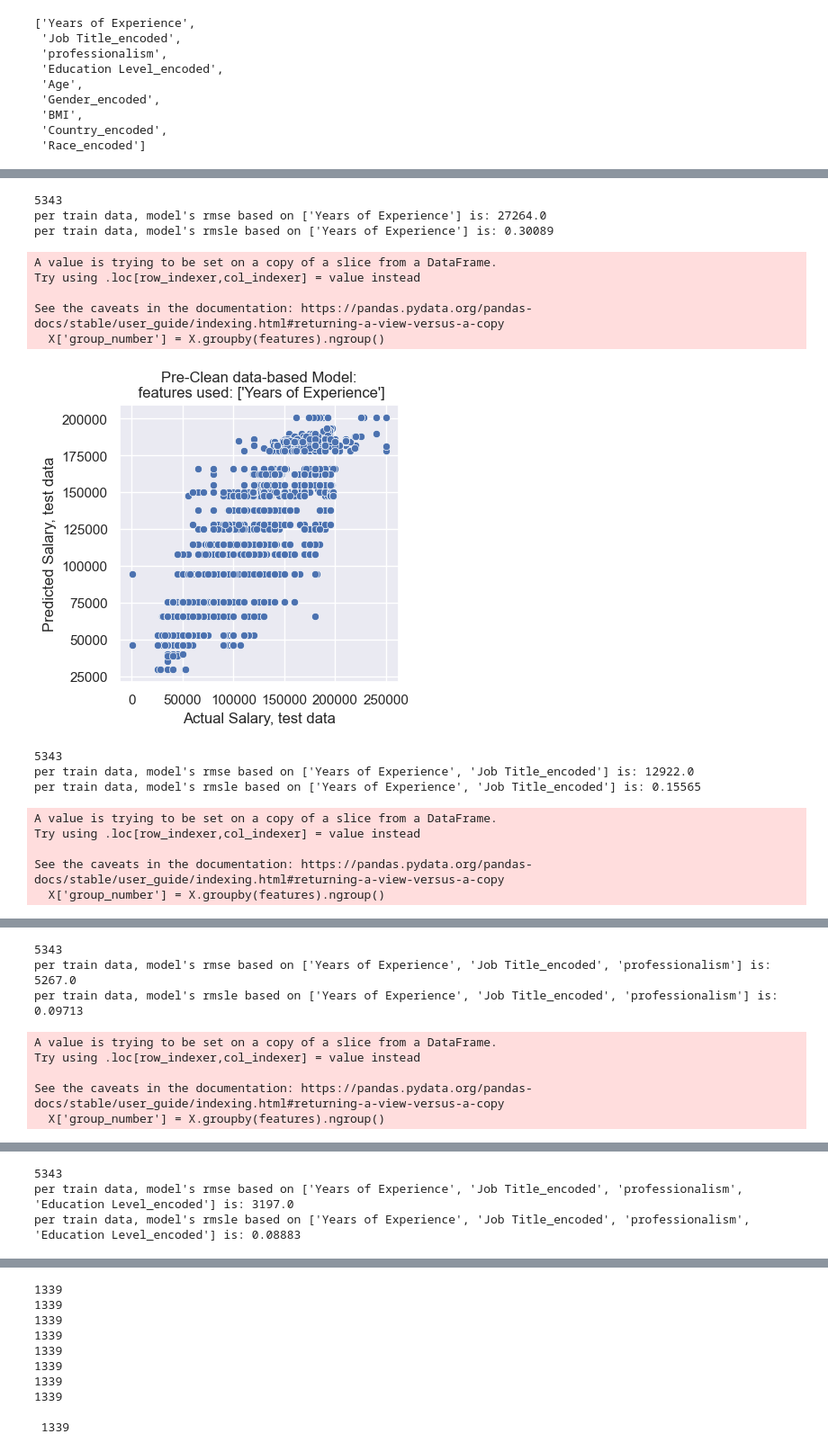
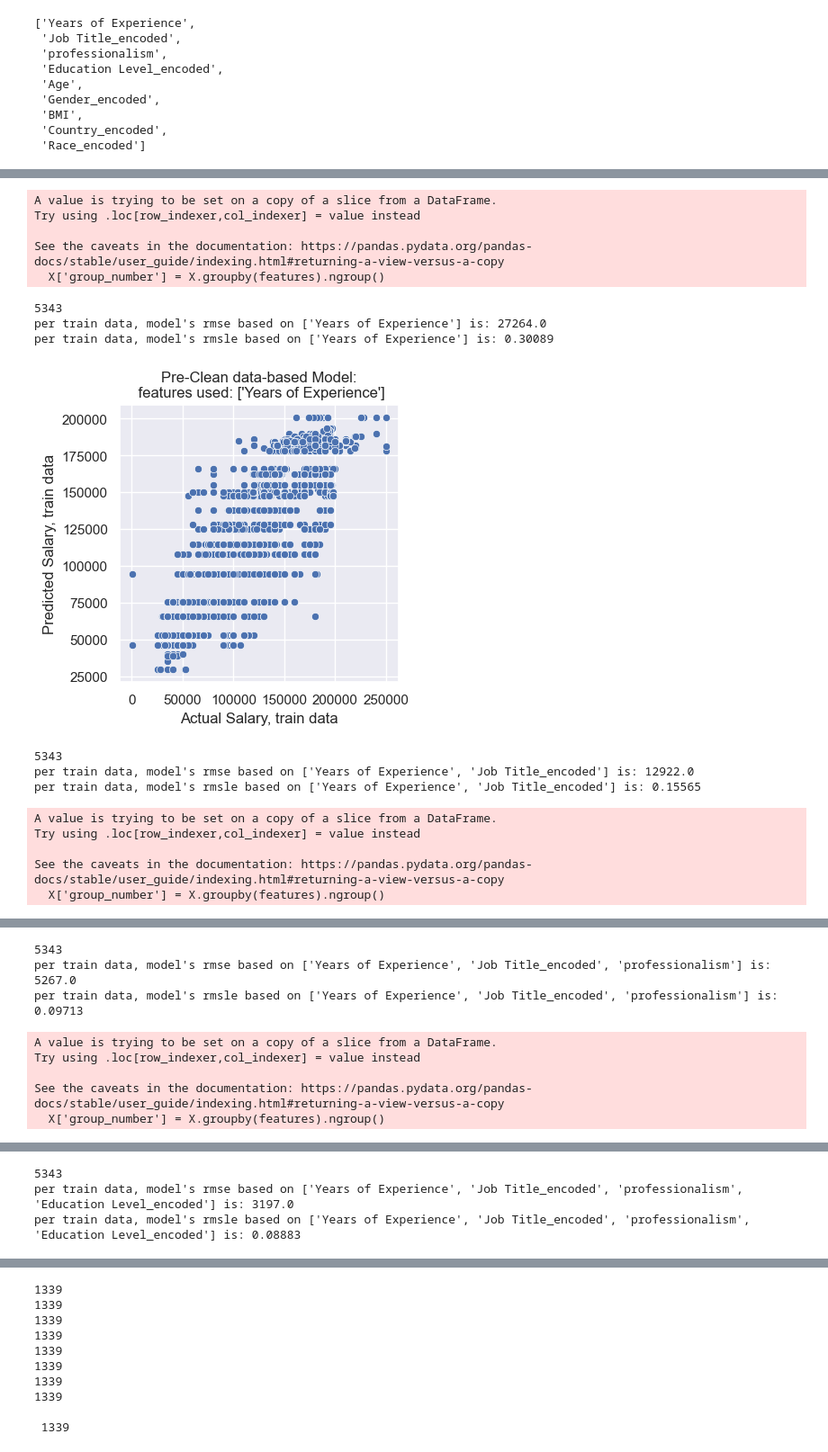
Before and after one commit to Oren-BenA/Regression_project, a Jupyter notebook: EDA.ipynb, the cells around one changed output, grey strips where cells are left out. Shown at 90% size. Saved outputs shown, nothing was run; the diff lists cells and outputs as text; code cells hidden in the pictures.

```diff
--- a/EDA.ipynb
+++ b/EDA.ipynb
@@ -112,7 +124,7 @@ Text(0, 0.5, 'rmsle')
 # Running Decision Tree Regressor, to assess impact of min_samples_leaf on prediction rmsle (on test)#
 ######################################################################################################
 
-min_samples_leaf = list(range(2,50+1,1))
+min_samples_leaf = list(range(1,50+1,1))
 min_smp_leafs, rmsle_trains, rmsle_tests = [],[],[]
 
 for val in min_samples_leaf:
@@ -141,4 +153,5 @@ dtr_df.plot()
 plt.title('Model Parameter tested: min_samples_leaf')
 plt.xlabel('min_samples_leaf value used during modeling', fontsize = 11)
 plt.ylabel('rmsle', fontsize = 11)
+plt.ylim(0,0.3)
 # %% [output]
@@ -149,7 +166,7 @@ Text(0, 0.5, 'rmsle')
 # Running Decision Tree Regressor, to assess impact of min_samples_split on prediction rmsle (on test)#
 #######################################################################################################
 
-min_samples_split = list(range(2,50+1,1))
+min_samples_split = list(range(2,50+1))
 min_smp_splits, rmsle_trains, rmsle_tests = [],[],[]
 
 for val in min_samples_split:
@@ -210,7 +249,7 @@ features_by_dtr_importance
 # %%
 # plotting the most tree-based important features with hue = 'Salary'
 sns.scatterplot(data = X_train.join(y_train),x= 'Years of Experience', y = 'Job Title_encoded', hue = 'Salary')
-sns.set(rc={'figure.figsize':(8,8)})
+sns.set(rc={'figure.figsize':(6,6)})
 
 plt.legend(loc = 'center right')
 # %% [output]
@@ -256,44 +295,44 @@ for i in range(1,len(X.columns.values)):
   # model = my_fit(X_train,y_train)
   model = my_fit(X,y)
 
   # predict y (price) per X_test and model
   # y_pred_train = my_predict(X_train, model)
   # y_pred_test = my_predict(X_test, model)
   # print(y_pred_test.loc[~y_pred_test.isnull()].size)
 
   y_pred_train = my_predict(X, model)
   # y_pred_test = my_predict(X, model)
   print(y_pred_train.loc[~y_pred_train.isnull()].size)
 
   # # calc & print model's rmsle
   # rmsle_train = rmsle(y_train,y_pred_train)
   # rmsle_test = rmsle(y_test,y_pred_test)
   rmsle_train = rmsle(y,y_pred_train)
   rmse_train = np.sqrt(mse(y, y_pred_train))
 
   print(f"per train data, model's rmse based on {features} is: {rmse_train.round(0)}")
   print(f"per train data, model's rmsle based on {features} is: {rmsle_train.round(5)}")
   # print(f"per test data, model's rmsle based on {features} is: {rmsle_test.round(5)}\n")
 
   # plot
   fig, ax = plt.subplots()
   sns.scatterplot(x = y.values, y = y_pred_train.values)
   sns.set(rc={'figure.figsize':(4,4)})
   plt.title(f"Pre-Clean data-based Model:\n features used: {features}")
-  plt.xlabel('Actual Salary, test data')
-  plt.ylabel('Predicted Salary, test data')
+  plt.xlabel('Actual Salary, train data')
+  plt.ylabel('Predicted Salary, train data')
   plt.show()
   print('\n')
 # %% [output]
-5343
-per train data, model's rmse based on ['Years of Experience'] is: 27264.0
-per train data, model's rmsle based on ['Years of Experience'] is: 0.30089
+A value is trying to be set on a copy of a slice from a DataFrame.
+Try using .loc[row_indexer,col_indexer] = value instead
+
+See the caveats in the documentation: https://pandas.pydata.org/pandas-docs/stable/user_guide/indexing.html#returning-a-view-versus-a-copy
+  X['group_number'] = X.groupby(features).ngroup()
-A value is trying to be set on a copy of a slice from a DataFrame.
-Try using .loc[row_indexer,col_indexer] = value instead
-
-See the caveats in the documentation: https://pandas.pydata.org/pandas-docs/stable/user_guide/indexing.html#returning-a-view-versus-a-copy
-  X['group_number'] = X.groupby(features).ngroup()
+5343
+per train data, model's rmse based on ['Years of Experience'] is: 27264.0
+per train data, model's rmsle based on ['Years of Experience'] is: 0.30089
-[figure, old version]
+[figure, new version]
 5343
 per train data, model's rmse based on ['Years of Experience', 'Job Title_encoded'] is: 12922.0
 per train data, model's rmsle based on ['Years of Experience', 'Job Title_encoded'] is: 0.15565
```
Also changed, not shown: parts of 14 cells of this notebook.
